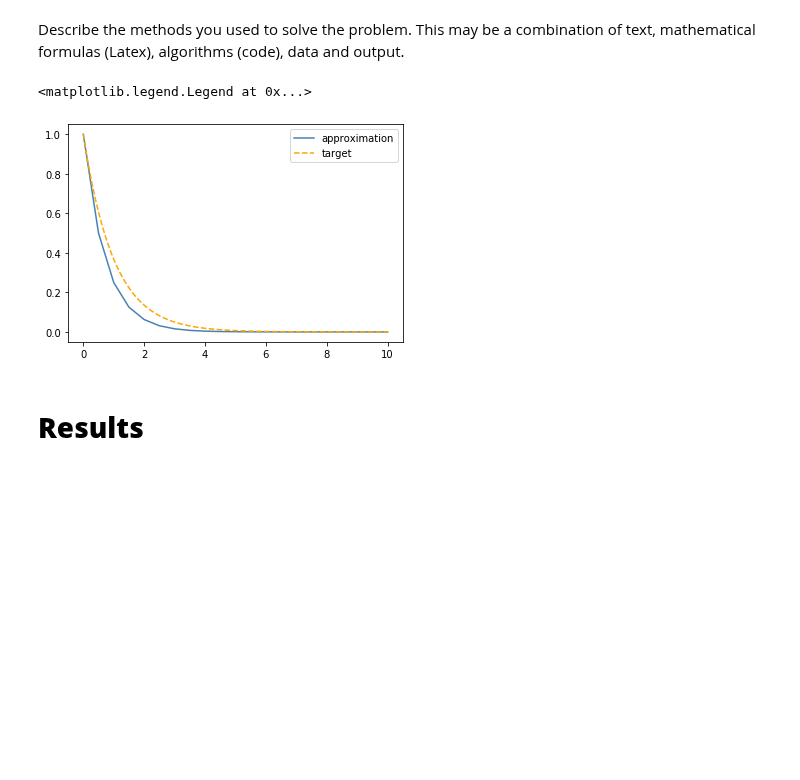
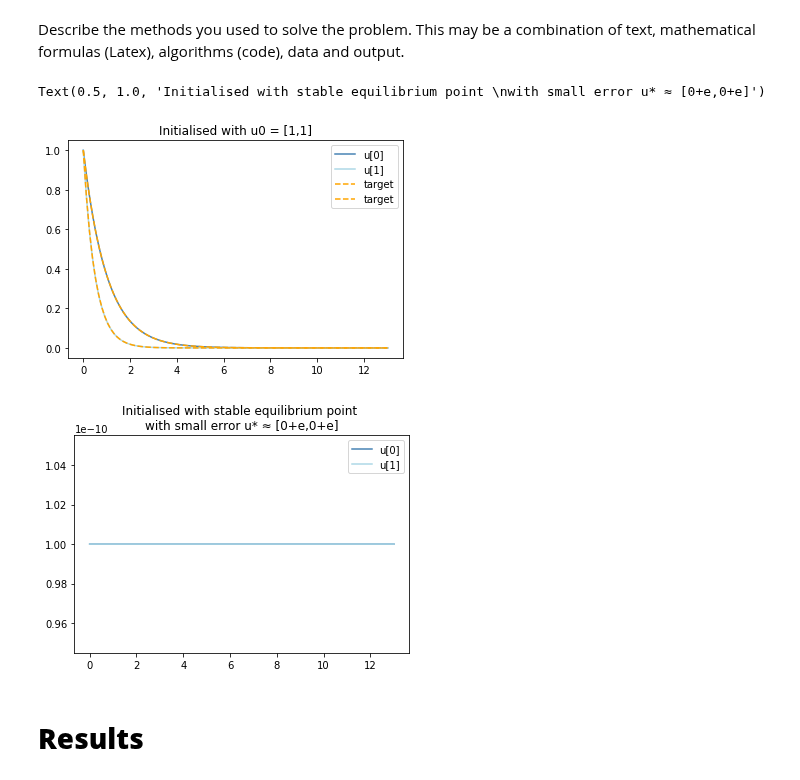
Before and after one commit to johanhoffman/DD2363-VT20, a Jupyter notebook: Lab-6/linde-report-lab-6.ipynb, the cells around one changed output. Cells and saved outputs as stored; diff of their text form; code cells hidden in the pictures; blank space fills up the shorter version.

Commit message:
theta method

```diff
--- a/Lab-6/linde-report-lab-6.ipynb
+++ b/Lab-6/linde-report-lab-6.ipynb
@@ -71,28 +126,39 @@ Describe the methods you used to solve the problem. This may be a combination of
 # %%
-def time_step(f, T, u0, k = 0.1):
-  us= [u0]
-  t = 0
-  while t < T:
-    u = u0 + k*f(u0,t)
-    u0 = u
-    t = t+k
-    us.append(u)
+# def expl_euler(f, T, u0, k = 0.1):
+#   us= [u0]
+#   t = 0
+#   while t < T:
+#     u = u0 + k*f(u0,t)
+#     u0 = u
+#     t = t+k
+#     us.append(u)
 
-  return us, t
+#   return us, t
 
-f = lambda u, t : -u
-F = lambda x : np.exp(-x)
+# us, t = expl_euler(f, 10, 1, 0.1)
 
-us, t = time_step(f, 10, 1, 0.5)
-
-x = np.array(np.linspace(0,t,len(us)))
-plt.plot(x, us, c = 'steelblue', label = "approximation")
-x = np.array(np.linspace(0,t,100))
-plt.plot(x, F(x), '--', c = 'orange', label = "target")
-plt.legend()
+# x = np.array(np.linspace(0,t,len(us)))
+# plt.plot(x, us, c = 'red', label = "approximation")
+# x = np.array(np.linspace(0,t,100))
+# plt.plot(x, F(x), '--', c = 'purple', label = "target")
+# plt.legend()
-# %% [output]
-<matplotlib.legend.Legend at 0x...>
-[figure, removed]
+# %%
+def theta_system(f, T, u0, theta, k = 0.1):
+  us = np.matrix(u0)
+  t = 0
+  while t < T:
+    fNewt = lambda u : u - u0 - k*((1-theta)*f(u,t)+theta*f(u0,t))
+    u = newton_sys(fNewt, u0, 2, 2)
+    u0 = u
+    t = t+k
+    us = np.concatenate((us, np.matrix(u)))
+  return us, t
+
+# f = lambda u, t : np.array([ u[0] * (1.5-2.*u[1]), u[1] * (1.*(u[0])-1.)])
+# %% [output]
+Text(0.5, 1.0, 'Initialised with stable equilibrium point \nwith small error u* ≈ [0+e,0+e]')
+[figure, added]
+[figure, added]
 # %% [markdown]
 # **Results**
 # %% [markdown]
```
Also changed, not shown: parts of 12 cells of this notebook.
